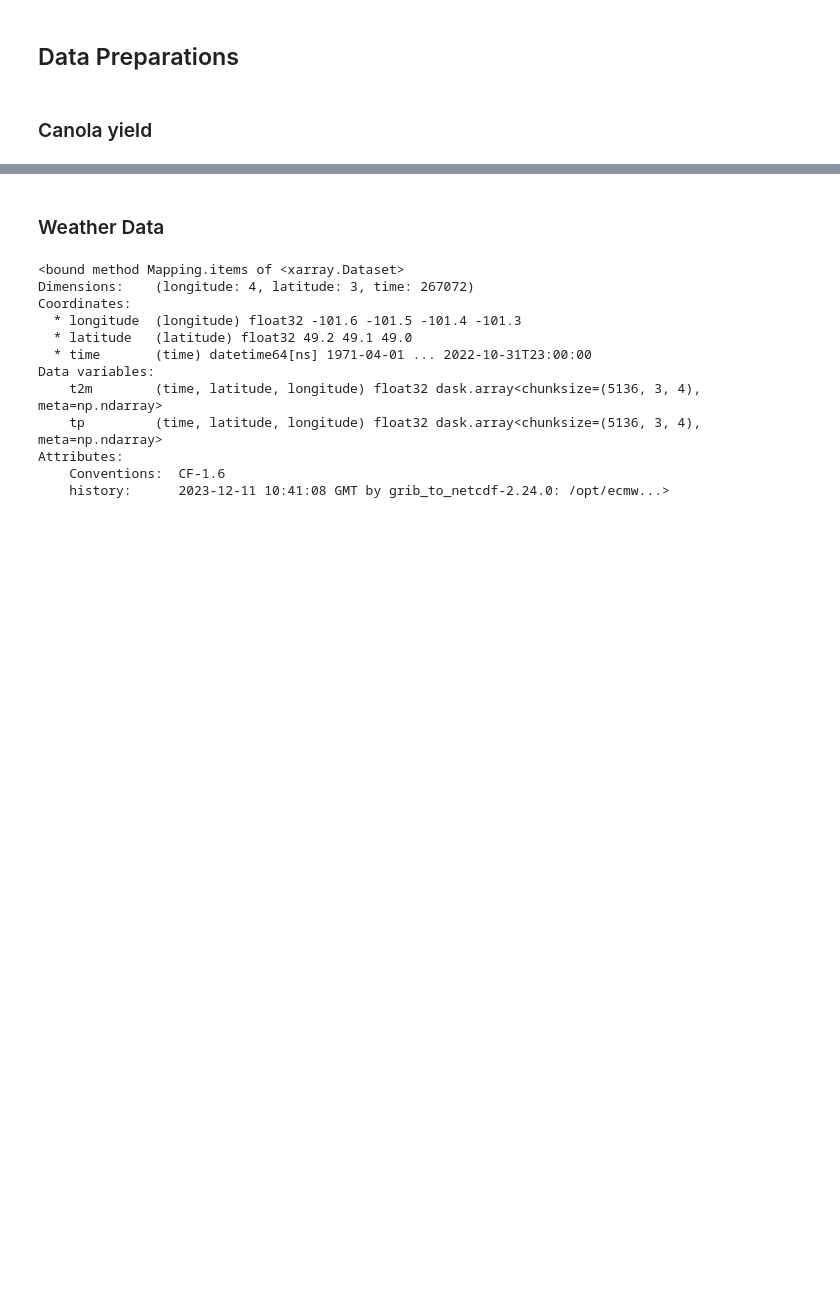
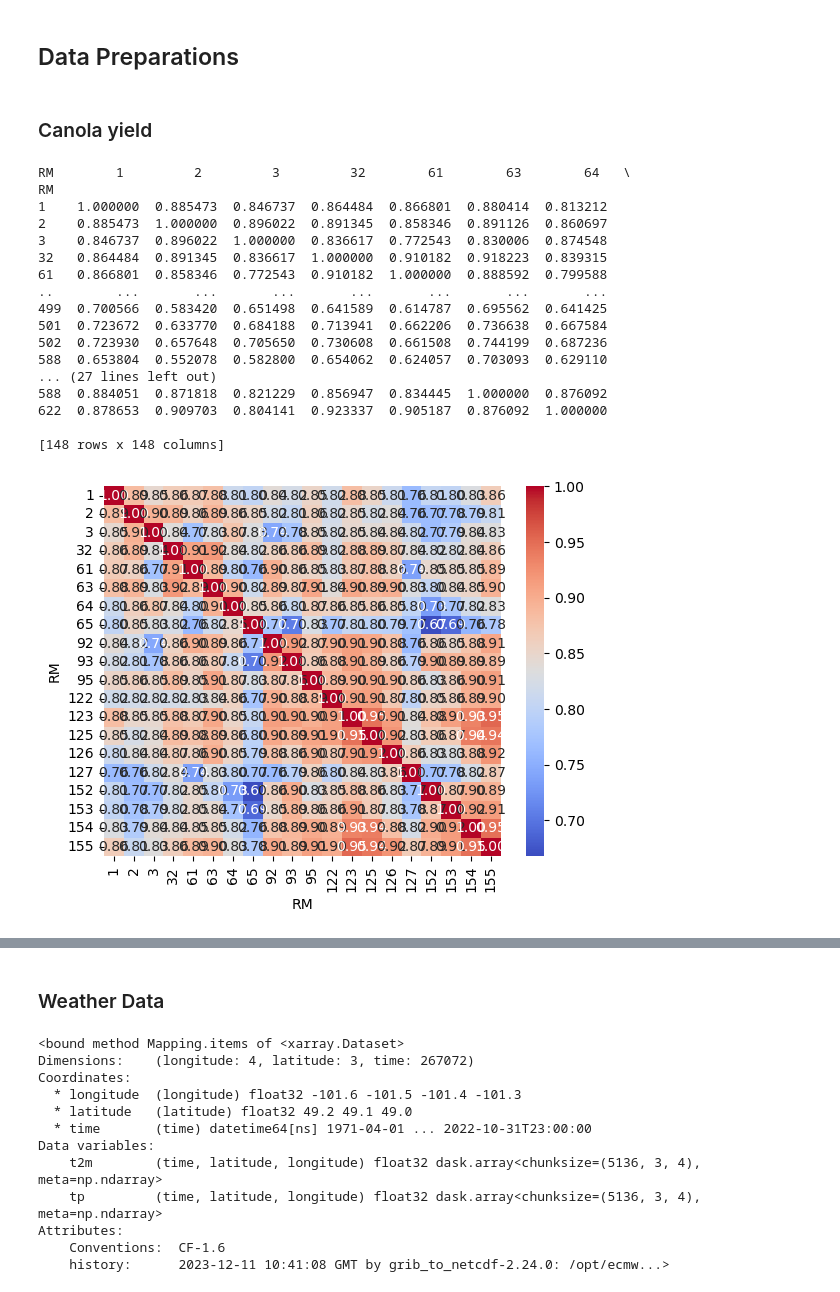
Before and after one commit to Laura-Pldk/Canola_Yield_Prediction, a Jupyter notebook: notebooks/Canola_presentation.ipynb, the cells around one changed output, grey strips where cells are left out. Cells and saved outputs as stored; diff of their text form; code cells hidden in the pictures; blank space fills up the shorter version.

```diff
--- a/notebooks/Canola_presentation.ipynb
+++ b/notebooks/Canola_presentation.ipynb
@@ -71,6 +73,44 @@ num_districts = canola_filtered.groupby('RM').ngroups
 
 #extract only the first district
 canola_dist1 = canola_filtered[canola_filtered['RM'] == 1]
+# %%
+#print(canola_filtered)
+
+df_reset = canola_filtered.reset_index()
+#print(df_reset)
+# Pivot the DataFrame
+pivot_df = df_reset.pivot(index='Year', columns='RM', values='Canola')
+
+#print(pivot_df)
+# Calculate correlation matrix
+correlation_matrix = pivot_df.corr()
+correlation_matrix
+# Display or use the correlation matrix
+print(correlation_matrix)
+
+selected_columns = pivot_df.columns[:20]
+correlation_matrix_subset = pivot_df[selected_columns].corr()
+sns.heatmap(correlation_matrix_subset, cmap='coolwarm', annot=True, fmt=".2f")
+plt.show()
+# %% [output]
+RM        1         2         3         32        61        63        64   \
+RM
+1    1.000000  0.885473  0.846737  0.864484  0.866801  0.880414  0.813212
+2    0.885473  1.000000  0.896022  0.891345  0.858346  0.891126  0.860697
+3    0.846737  0.896022  1.000000  0.836617  0.772543  0.830006  0.874548
+32   0.864484  0.891345  0.836617  1.000000  0.910182  0.918223  0.839315
+61   0.866801  0.858346  0.772543  0.910182  1.000000  0.888592  0.799588
+..        ...       ...       ...       ...       ...       ...       ...
+499  0.700566  0.583420  0.651498  0.641589  0.614787  0.695562  0.641425
+501  0.723672  0.633770  0.684188  0.713941  0.662206  0.736638  0.667584
+502  0.723930  0.657648  0.705650  0.730608  0.661508  0.744199  0.687236
+588  0.653804  0.552078  0.582800  0.654062  0.624057  0.703093  0.629110
+... (27 lines left out)
+588  0.884051  0.871818  0.821229  0.856947  0.834445  1.000000  0.876092
+622  0.878653  0.909703  0.804141  0.923337  0.905187  0.876092  1.000000
+
+[148 rows x 148 columns]
+[figure, added]
 # %%
 # Group by 'RM' and check if 'Canola' has any missing values in each group
 districts_with_full_data = canola_filtered.groupby('RM')['Canola'].apply(lambda group: not group.isnull().any())
```
Also changed, not shown: parts of 30 cells of this notebook.
